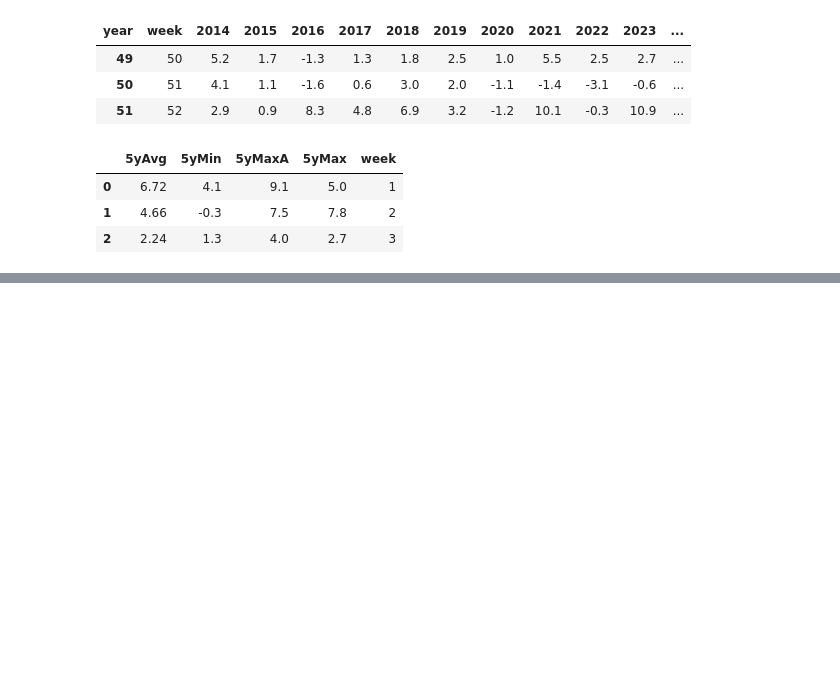
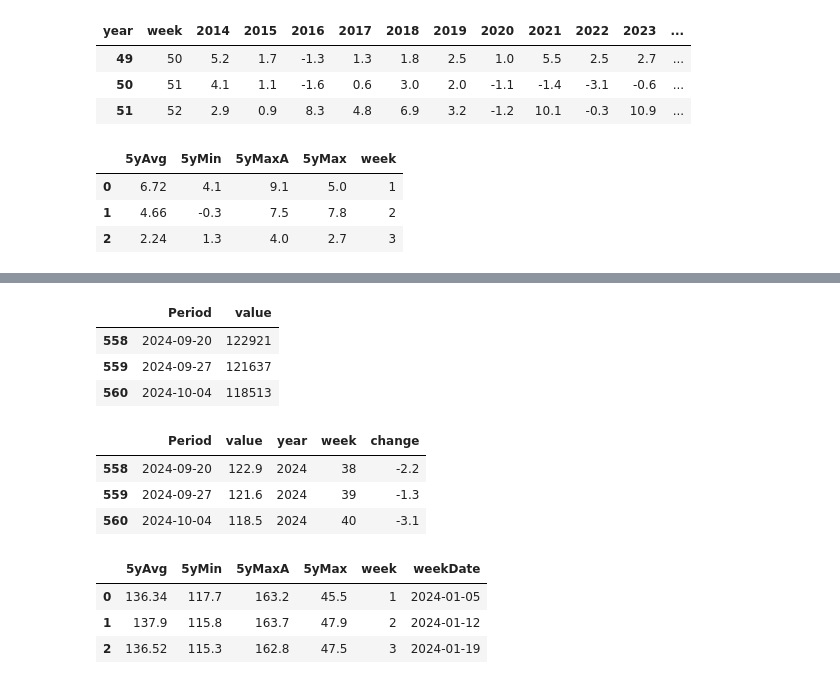
Before and after one commit to JozefSL/pyNotes, a Jupyter notebook: EIA/weeklyXlsCrudeStocksAndChanges.ipynb, the cells around one changed output, grey strips where cells are left out. Saved outputs shown, nothing was run; the diff lists cells and outputs as text; code cells hidden in the pictures; blank space fills up the shorter version.

```diff
--- a/EIA/weeklyXlsCrudeStocksAndChanges.ipynb
+++ b/EIA/weeklyXlsCrudeStocksAndChanges.ipynb
@@ -343,3 +343,44 @@ figGc.add_annotation(
 figGc.show()
 # %% [output]
 [interactive output not drawn]
+# %%
+dfd = data[['Week','Distillate']].copy()
+dfd.columns = ['Period', 'value']
+dfd.tail(3)
+# %% [output]
+|  | Period | value |
+| 558 | 2024-09-20 | 122921 |
+| 559 | 2024-09-27 | 121637 |
+| 560 | 2024-10-04 | 118513 |
+# %%
+dfd['Period'] = dfd['Period'].apply(pd.to_datetime)
+dfd.value = (dfd.value.astype('Int64')/1000).round(1) #.astype('Int64')
+dfd['year'] = dfd['Period'].dt.year
+dfd['week'] = dfd['Period'].dt.isocalendar().week
+dfd['change'] = dfd['value'] - dfd['value'].shift(1)
+dfd.tail(3)
+# %% [output]
+|  | Period | value | year | week | change |
+| 558 | 2024-09-20 | 122.9 | 2024 | 38 | -2.2 |
+| 559 | 2024-09-27 | 121.6 | 2024 | 39 | -1.3 |
+| 560 | 2024-10-04 | 118.5 | 2024 | 40 | -3.1 |
+# %%
+dfAd = dfd.pivot(index='week', columns='year', values='value').round(1) #.astype('Int64') #.reset_index(drop='true')
+dfAd = dfAd.drop(dfAd.index[-1]).reset_index()  #eliminate the add years with 53 weeks
+# %%
+dfAAd = pd.DataFrame(dfAd.iloc[:, -6:-1].mean(axis=1))
+dfAAd.columns = ['5yAvg']
+dfAAd['5yMin'] = dfAd.iloc[:, -6:-1].min(axis=1)
+dfAAd['5yMaxA'] = dfAd.iloc[:, -6:-1].max(axis=1)
+dfAAd['5yMax'] = dfAAd['5yMaxA']-dfAAd['5yMin']
+dfAAd['week'] = dfAd['week']
+# %%
+dfAd['weekDate'] = pd.to_datetime(str(pd.Timestamp.now().year)+dfAd['week'].astype(str)+'5',format='%Y%W%w')
+dfAAd['weekDate'] = pd.to_datetime(str(pd.Timestamp.now().year)+dfAAd['week'].astype(str)+'5',format='%Y%W%w')
+# %%
+dfAAd.head(3)
+# %% [output]
+|  | 5yAvg | 5yMin | 5yMaxA | 5yMax | week | weekDate |
+| 0 | 136.34 | 117.7 | 163.2 | 45.5 | 1 | 2024-01-05 |
+| 1 | 137.9 | 115.8 | 163.7 | 47.9 | 2 | 2024-01-12 |
+| 2 | 136.52 | 115.3 | 162.8 | 47.5 | 3 | 2024-01-19 |
```
Also changed, not shown: parts of 6 cells of this notebook.
